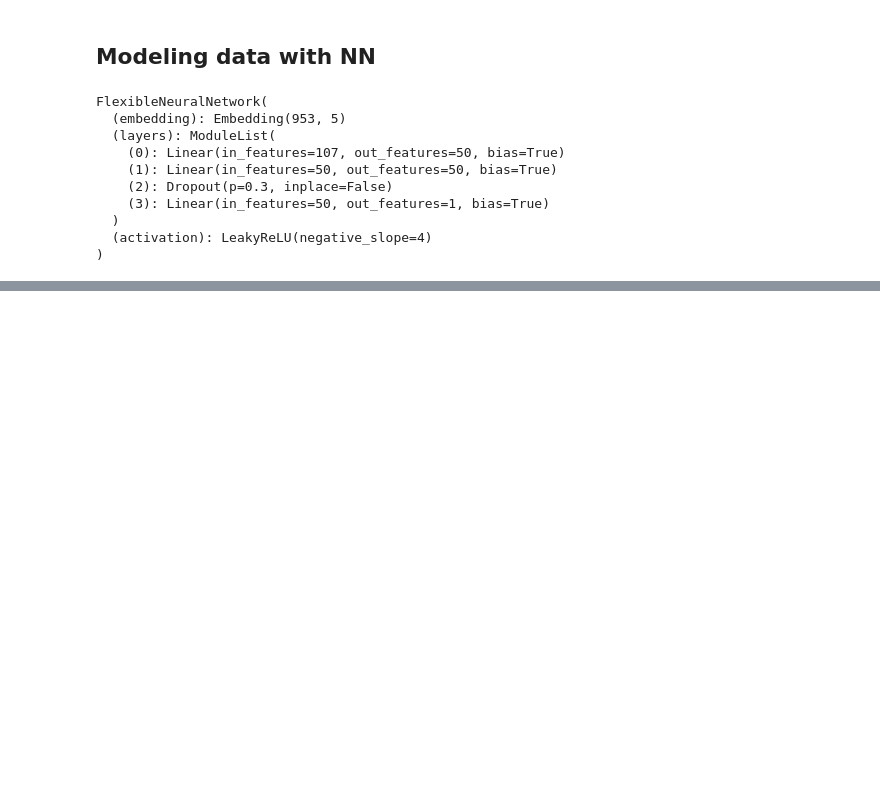
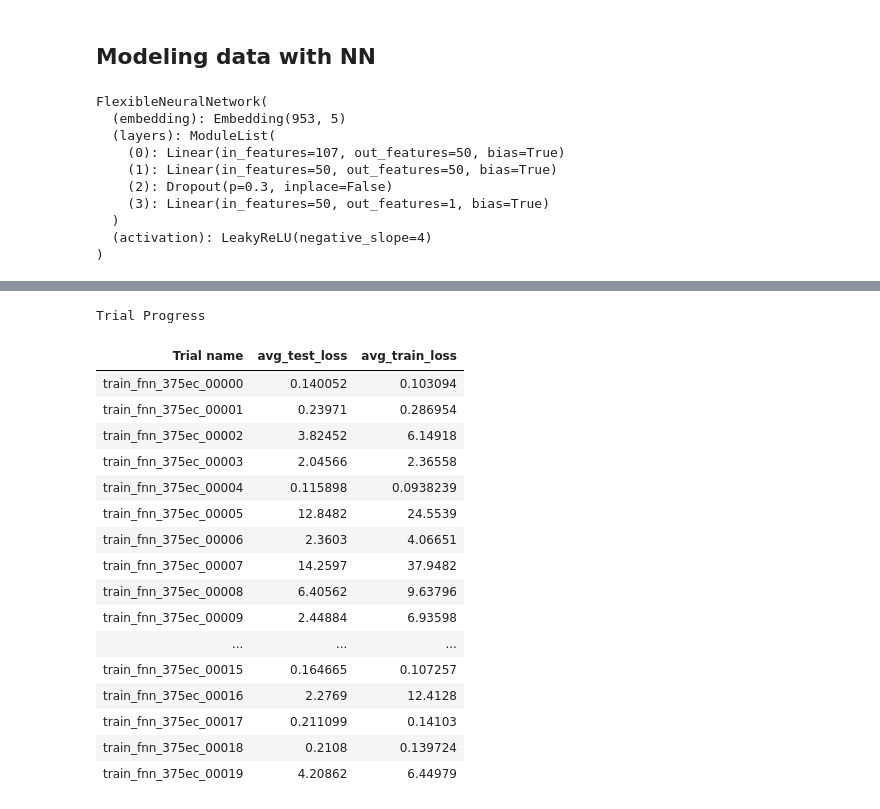
Before and after one commit to kevinidea/neural_network_stock_model, a Jupyter notebook: src/explore_data_w_NN.ipynb, the cells around one changed output, grey strips where cells are left out. Drawn from its saved outputs; the diff is of its cells as text; code cells hidden in the pictures; blank space fills up the shorter version.

Commit message:
Tune the model hyperparamters with Ray Tune

```diff
--- a/src/explore_data_w_NN.ipynb
+++ b/src/explore_data_w_NN.ipynb
@@ -29,6 +34,11 @@ import torch.optim as optim
 sns.set()
 # %%
 os.chdir('/zfs/projects/darc/wolee_edehaan_suzienoh-exploratory-ml')
+# %%
+# Set up logging
+logging.basicConfig(level=logging.INFO)
+logger = logging.getLogger('Neural Network')
+logger.setLevel(level=logging.INFO)
 # %%
 # Declare global variables
 global con_list
@@ -878,0 +961,41 @@ test_data_final[[target, 'pred']]
+# %%
+def main(train_loader, test_loader, num_samples=10, max_num_epochs=10, gpus_per_trial=0):
+    config = {
+        "input_dim": continuous_len,  # Replace with actual value
+        "hidden_dim": tune.choice([50, 100, 150]),
+        "num_layers": tune.choice([1, 2, 3]),
+        "num_embeddings": sample['permno'].nunique(),  # Replace with actual value
+        "embedding_dim": tune.choice([5, 10, 15]),
+        "dropout_rate": tune.uniform(0.1, 0.5),
+        "lr": tune.loguniform(1e-4, 1e-2),
+        "weight_decay": tune.loguniform(1e-5, 1e-3),
+        "num_epochs": max_num_epochs,
+        "gpu": gpus_per_trial,
+    }
+
+    scheduler = ASHAScheduler(
+        metric="avg_test_loss",
+        mode="min",
+        max_t=max_num_epochs,
+        grace_period=1,
+        reduction_factor=2)
+
+    reporter = CLIReporter(
+        metric_columns=["loss", "training_iteration"])
+
+    result = tune.run(
+        tune.with_parameters(train_fnn, train_loader=train_loader, test_loader=test_loader),
+        resources_per_trial={"cpu": 1, "gpu": gpus_per_trial},
+        config=config,
+        num_samples=num_samples,
+        scheduler=scheduler,
+        progress_reporter=reporter,
+        storage_path="/zfs/projects/darc/wolee_edehaan_suzienoh-exploratory-ml/kevin/ray_results"
+    )
+
+    best_trial = result.get_best_trial("avg_test_loss", "min", "last")
+    logger.info(f"Best trial config: {best_trial.config}")
+    logger.info(f"Best trial final validation loss: {best_trial.last_result['avg_test_loss']}")
+# %%
+main(train_loader, test_loader, num_samples=20, max_num_epochs=100, gpus_per_trial=0)
+# %% [output]
@@ -878,0 +1020,18 @@ test_data_final[[target, 'pred']]
+Trial Progress
+| Trial name | avg_test_loss | avg_train_loss |
+| train_fnn_375ec_00000 | 0.140052 | 0.103094 |
+| train_fnn_375ec_00001 | 0.23971 | 0.286954 |
+| train_fnn_375ec_00002 | 3.82452 | 6.14918 |
+| train_fnn_375ec_00003 | 2.04566 | 2.36558 |
+| train_fnn_375ec_00004 | 0.115898 | 0.0938239 |
+| train_fnn_375ec_00005 | 12.8482 | 24.5539 |
+| train_fnn_375ec_00006 | 2.3603 | 4.06651 |
+| train_fnn_375ec_00007 | 14.2597 | 37.9482 |
+| train_fnn_375ec_00008 | 6.40562 | 9.63796 |
+| train_fnn_375ec_00009 | 2.44884 | 6.93598 |
+| ... | ... | ... |
+| train_fnn_375ec_00015 | 0.164665 | 0.107257 |
+| train_fnn_375ec_00016 | 2.2769 | 12.4128 |
+| train_fnn_375ec_00017 | 0.211099 | 0.14103 |
+| train_fnn_375ec_00018 | 0.2108 | 0.139724 |
+| train_fnn_375ec_00019 | 4.20862 | 6.44979 |
```
Also changed, not shown: parts of 15 cells of this notebook.
